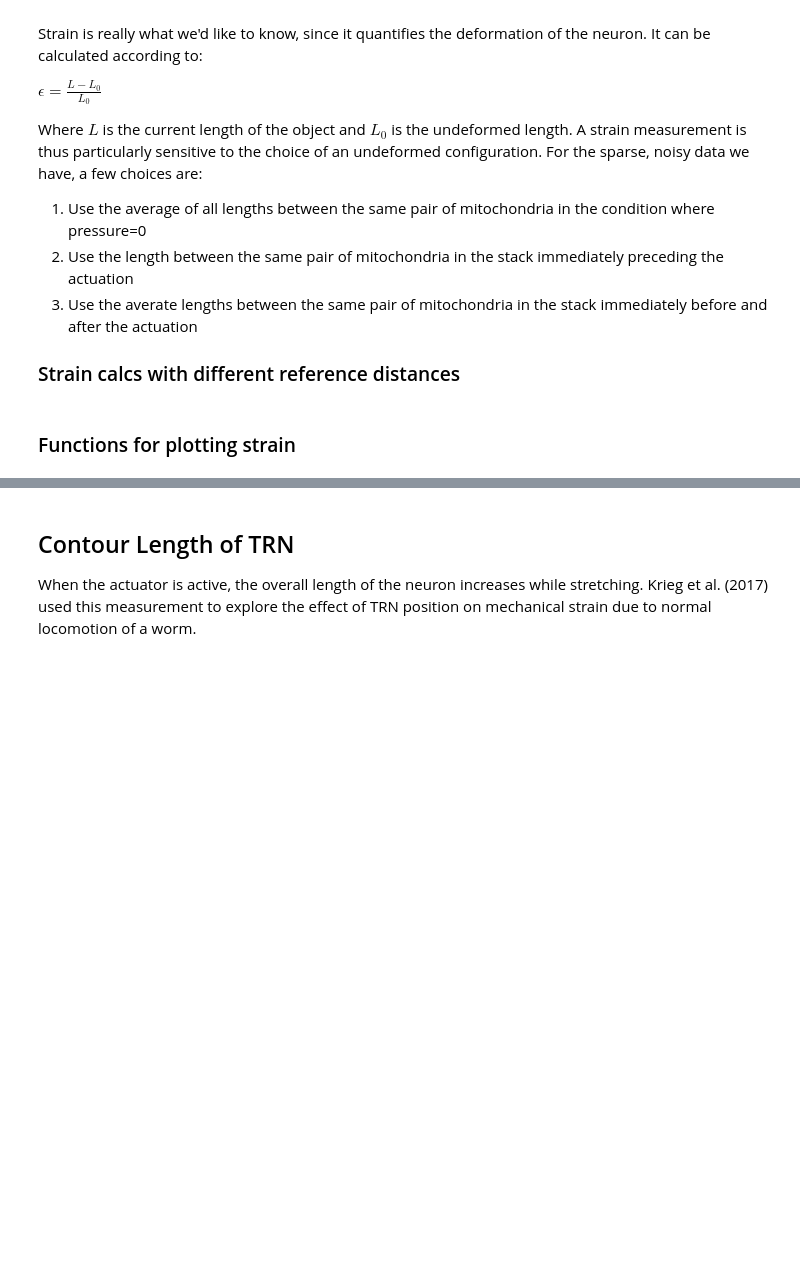
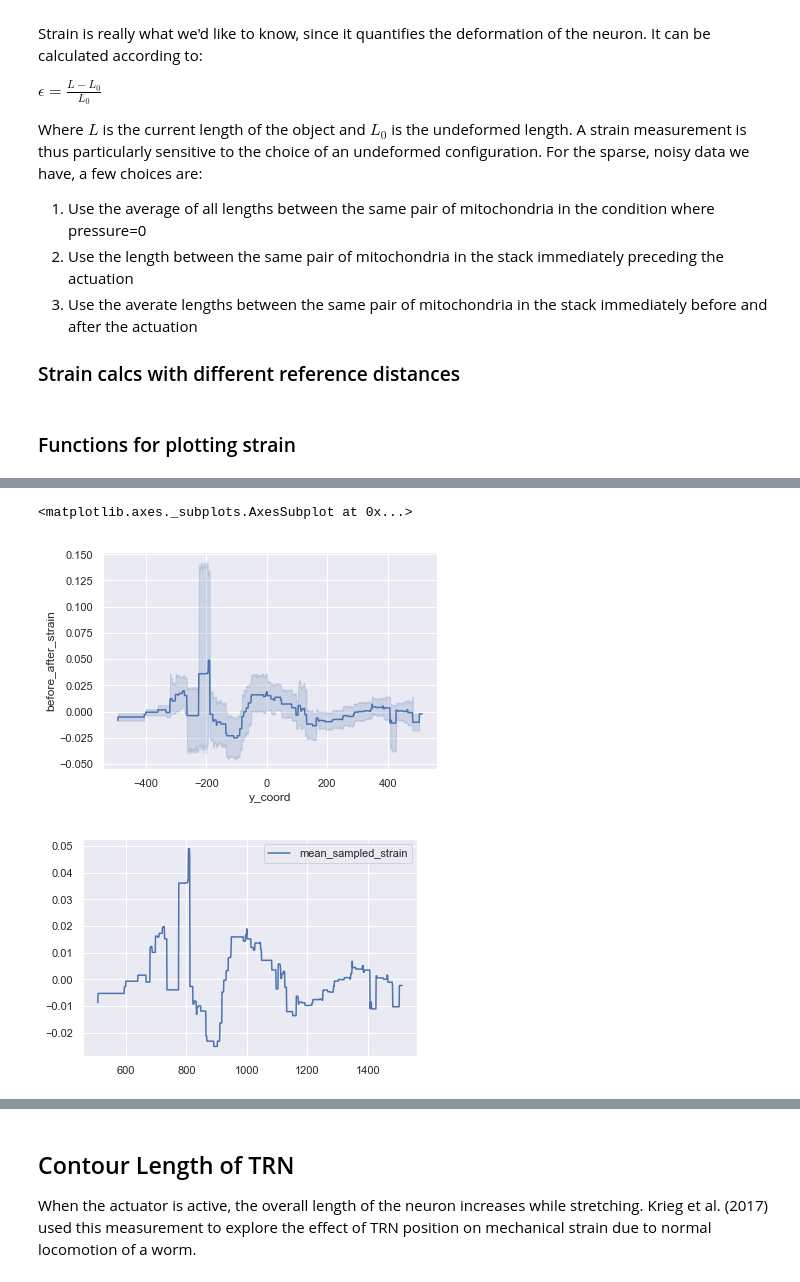
Before and after one commit to anekimken/SSN_ImageAnalysis, a Jupyter notebook: Notebooks/Mitochondria Displacement Plots.ipynb, the cells around one changed output, grey strips where cells are left out. Cells and saved outputs as stored; diff of their text form; code cells hidden in the pictures; blank space fills up the shorter version.

```diff
--- a/Notebooks/Mitochondria Displacement Plots.ipynb
+++ b/Notebooks/Mitochondria Displacement Plots.ipynb
@@ -297,0 +383,9 @@ for index, row in trials_with_strain_and_actuator.iterrows():
+# %%
+sns.lineplot(x='y_coord', y='before_after_strain', data=sampled_strain_df.dropna())
+sampled_strain_by_exp['mean_sampled_strain'] = sampled_strain_by_exp.mean(axis='columns', skipna=True)
+# display(sampled_strain_by_exp.dropna(axis='index', how='all'))
+sampled_strain_by_exp.plot(y='mean_sampled_strain')
+# %% [output]
+<matplotlib.axes._subplots.AxesSubplot at 0x...>
+[figure, added]
+[figure, added]
```
Also changed, not shown: parts of 9 cells of this notebook, 1 other file.
